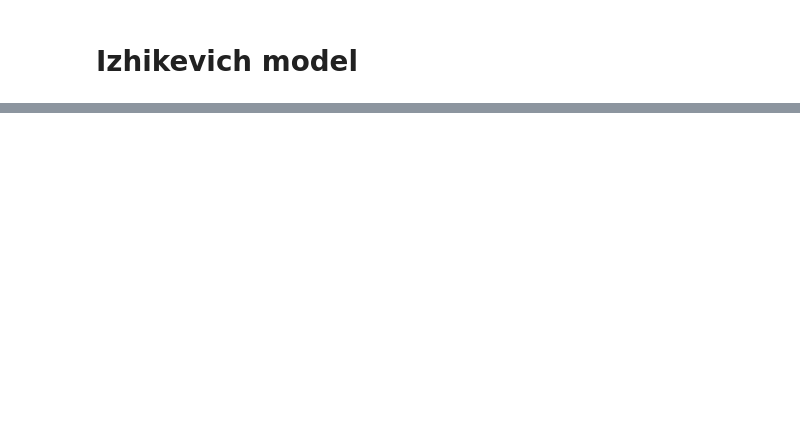
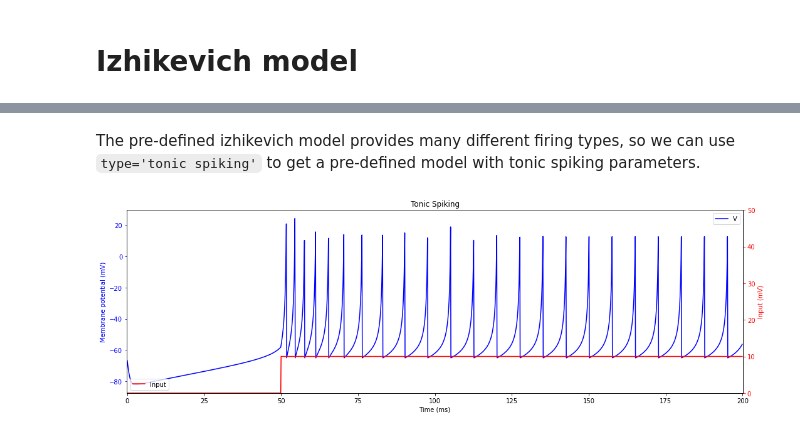
Before and after one commit to Gracewx/BrainPy-Models, a Jupyter notebook: docs/examples/neurons/Izhikevich_model.ipynb, the cells around one changed output, grey strips where cells are left out. Saved outputs shown, nothing was run; the diff lists cells and outputs as text; code cells hidden in the pictures; blank space fills up the shorter version.

Commit message:
Modify Izhikevich model

```diff
--- a/docs/examples/neurons/Izhikevich_model.ipynb
+++ b/docs/examples/neurons/Izhikevich_model.ipynb
@@ -80,0 +52,30 @@ if __name__ == '__main__':
+# %% [markdown]
+The pre-defined izhikevich model provides many different firing types, so we can use ``type='tonic spiking'`` to get a pre-defined model with tonic spiking parameters.
+# %%
+Izhikevich = bpmodels.neurons.get_Izhikevich(type='tonic spiking')
+neu = bp.NeuGroup(Izhikevich, 10, monitors=['V', 'u'])
+neu.pars['noise'] = 0.
+current2 = bp.inputs.ramp_current(10, 10, 150, 0, 150)
+current1 = np.zeros(int(np.ceil(50 / 0.1)))
+current = np.append(current1, current2)
+neu.run(duration=200., inputs=['input', current], report=False)
+
+fig, ax1 = plt.subplots(figsize=(15, 5))
+plt.title('Tonic Spiking')
+ax1.plot(neu.mon.ts, neu.mon.V[:, 0], 'b', label='V')
+ax1.set_xlabel('Time (ms)')
+ax1.set_ylabel('Membrane potential (mV)', color='b')
+ax1.set_xlim(-0.1, 200.1)
+ax1.tick_params('y', colors='b')
+ax2 = ax1.twinx()
+ax2.plot(neu.mon.ts, current, 'r', label='Input')
+ax2.set_xlabel('Time (ms)')
+ax2.set_ylabel('Input (mV)', color='r')
+ax2.set_ylim(0, 50)
+ax2.tick_params('y', colors='r')
+ax1.legend(loc=1)
+ax2.legend(loc=3)
+fig.tight_layout()
+plt.show()
+# %% [output]
+[figure, added]
```
Also changed, not shown: parts of 4 cells of this notebook, 3 other files.
